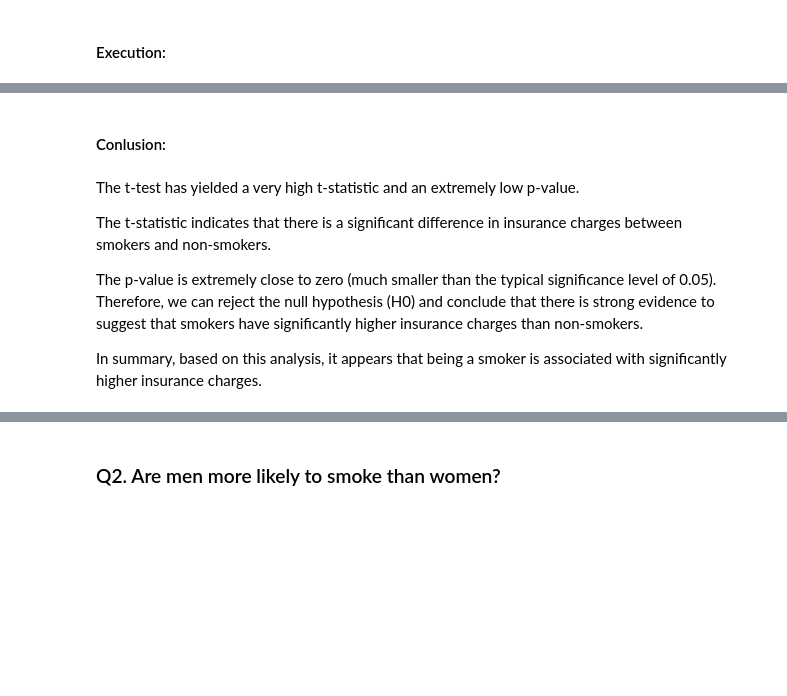
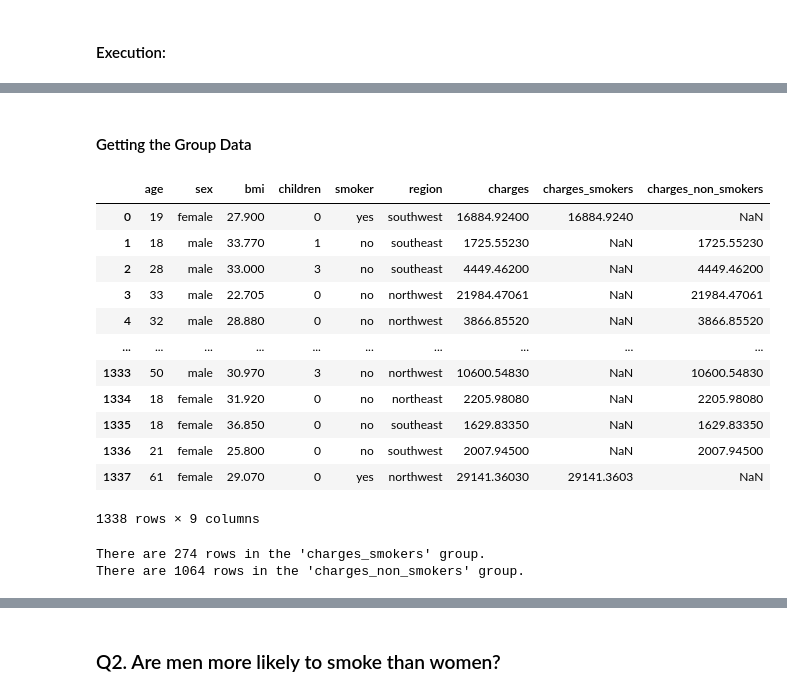
Before and after one commit to uday-routhu/week10.2, a Jupyter notebook: Hypothesis Testing with Insurance Data.ipynb, the cells around one changed output, grey strips where cells are left out. Drawn from its saved outputs; the diff is of its cells as text; code cells hidden in the pictures; blank space fills up the shorter version.

```diff
--- a/Hypothesis Testing with Insurance Data.ipynb
+++ b/Hypothesis Testing with Insurance Data.ipynb
@@ -99,12 +65,37 @@ plt.show()
-# %% [markdown]
-#### Conlusion:
-# %% [markdown]
-The t-test has yielded a very high t-statistic and an extremely low p-value.
-
-The t-statistic indicates that there is a significant difference in insurance charges between smokers and non-smokers.
-
-The p-value is extremely close to zero (much smaller than the typical significance level of 0.05). Therefore,
-we can reject the null hypothesis (H0) and conclude that there is strong evidence to suggest that smokers
-have significantly higher insurance charges than non-smokers.
-
-In summary, based on this analysis, it appears that being a smoker is associated with significantly higher insurance charges.
+# %% [markdown]
+#### Getting the Group Data
+# %%
+# Separate charges for smokers and non-smokers
+df['charges_smokers'] = df[df['smoker'] == 'yes']['charges']
+df['charges_non_smokers'] = df[df['smoker'] == 'no']['charges']
+
+df
+# %% [output]
+|  | age | sex | bmi | children | smoker | region | charges | charges_smokers | charges_non_smokers |
+| 0 | 19 | female | 27.900 | 0 | yes | southwest | 16884.92400 | 16884.9240 | NaN |
+| 1 | 18 | male | 33.770 | 1 | no | southeast | 1725.55230 | NaN | 1725.55230 |
+| 2 | 28 | male | 33.000 | 3 | no | southeast | 4449.46200 | NaN | 4449.46200 |
+| 3 | 33 | male | 22.705 | 0 | no | northwest | 21984.47061 | NaN | 21984.47061 |
+| 4 | 32 | male | 28.880 | 0 | no | northwest | 3866.85520 | NaN | 3866.85520 |
+| ... | ... | ... | ... | ... | ... | ... | ... | ... | ... |
+| 1333 | 50 | male | 30.970 | 3 | no | northwest | 10600.54830 | NaN | 10600.54830 |
+| 1334 | 18 | female | 31.920 | 0 | no | northeast | 2205.98080 | NaN | 2205.98080 |
+| 1335 | 18 | female | 36.850 | 0 | no | southeast | 1629.83350 | NaN | 1629.83350 |
+| 1336 | 21 | female | 25.800 | 0 | no | southwest | 2007.94500 | NaN | 2007.94500 |
+| 1337 | 61 | female | 29.070 | 0 | yes | northwest | 29141.36030 | 29141.3603 | NaN |
+1338 rows × 9 columns
+# %%
+# Separate the column of interest based on the groups
+charges_smokers_df = df[['charges', 'charges_smokers']].dropna()
+charges_non_smokers_df = df[['charges', 'charges_non_smokers']].dropna()
+
+# Calculate the number of rows in each group
+num_charges_smokers = len(charges_smokers_df)
+num_charges_non_smokers = len(charges_non_smokers_df)
+
+# Print the number of rows in each group
+print(f"There are {num_charges_smokers} rows in the 'charges_smokers' group.")
+print(f"There are {num_charges_non_smokers} rows in the 'charges_non_smokers' group.")
+# %% [output]
+There are 274 rows in the 'charges_smokers' group.
+There are 1064 rows in the 'charges_non_smokers' group.
```
Also changed, not shown: parts of 46 cells of this notebook.
